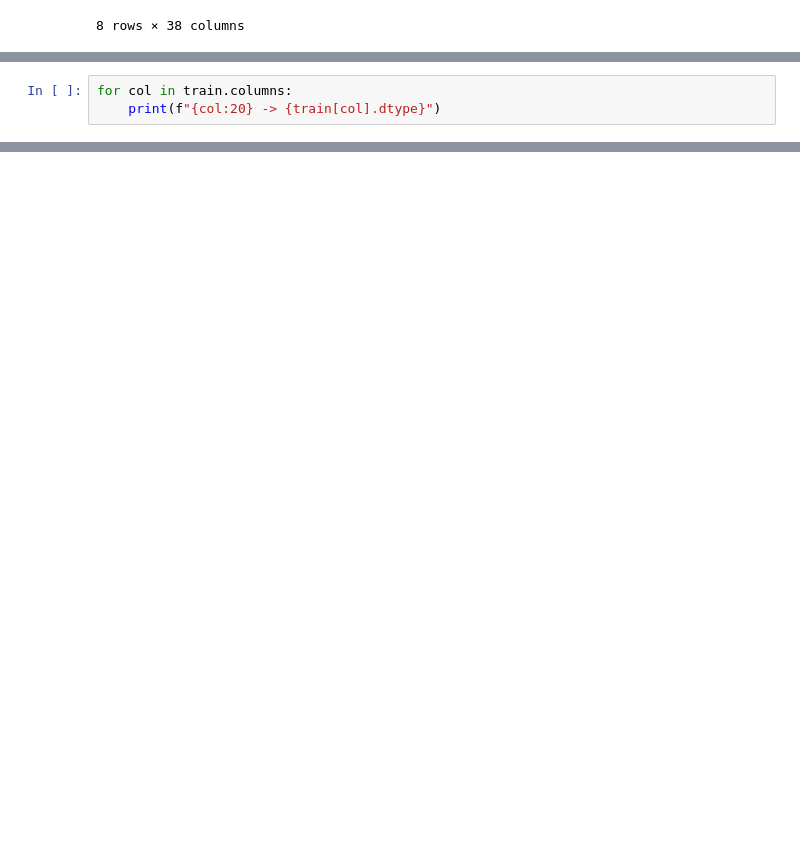
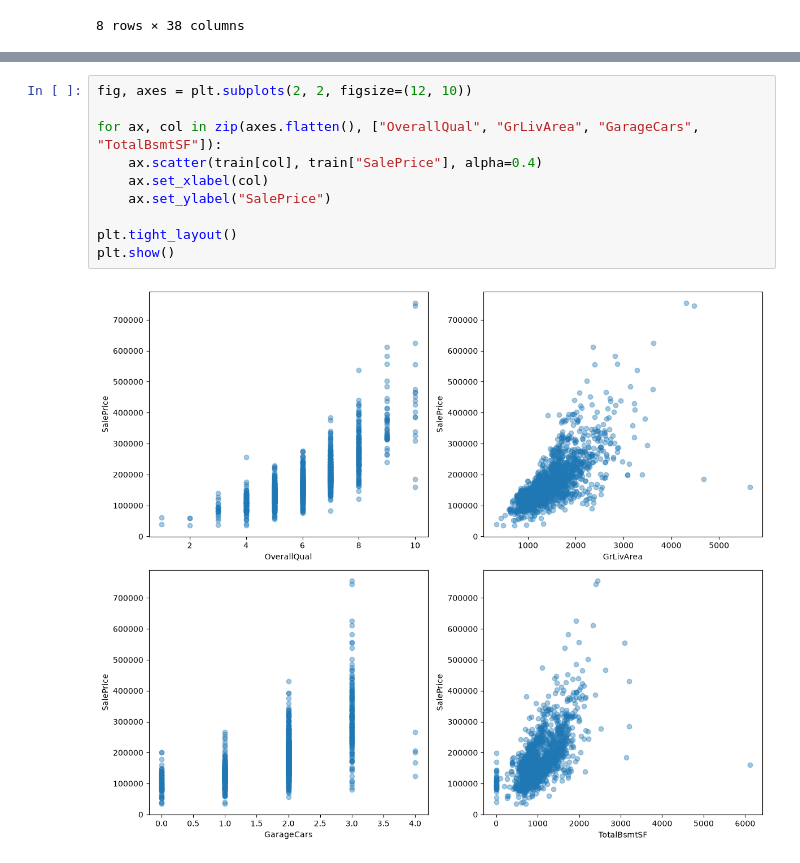
Before and after one commit to AbdelazemAlaaEldin/ML-Projects, a Jupyter notebook: House-price-project/notebooks/house_price_analysis.ipynb, the cells around one changed output, grey strips where cells are left out. Drawn from its saved outputs; the diff is of its cells as text; blank space fills up the shorter version.

```diff
--- a/House-price-project/notebooks/house_price_analysis.ipynb
+++ b/House-price-project/notebooks/house_price_analysis.ipynb
@@ -488,3 +82,0 @@ SalePrice     167500
-# %%
-for col in train.columns:
-    print(f"{col:20} -> {train[col].dtype}")
@@ -1572,0 +158,12 @@ data.
+# %%
+fig, axes = plt.subplots(2, 2, figsize=(12, 10))
+
+for ax, col in zip(axes.flatten(), ["OverallQual", "GrLivArea", "GarageCars", "TotalBsmtSF"]):
+    ax.scatter(train[col], train["SalePrice"], alpha=0.4)
+    ax.set_xlabel(col)
+    ax.set_ylabel("SalePrice")
+
+plt.tight_layout()
+plt.show()
+# %% [output]
+[figure, added]
```
Also changed, not shown: parts of 122 cells of this notebook, 50 other files.
